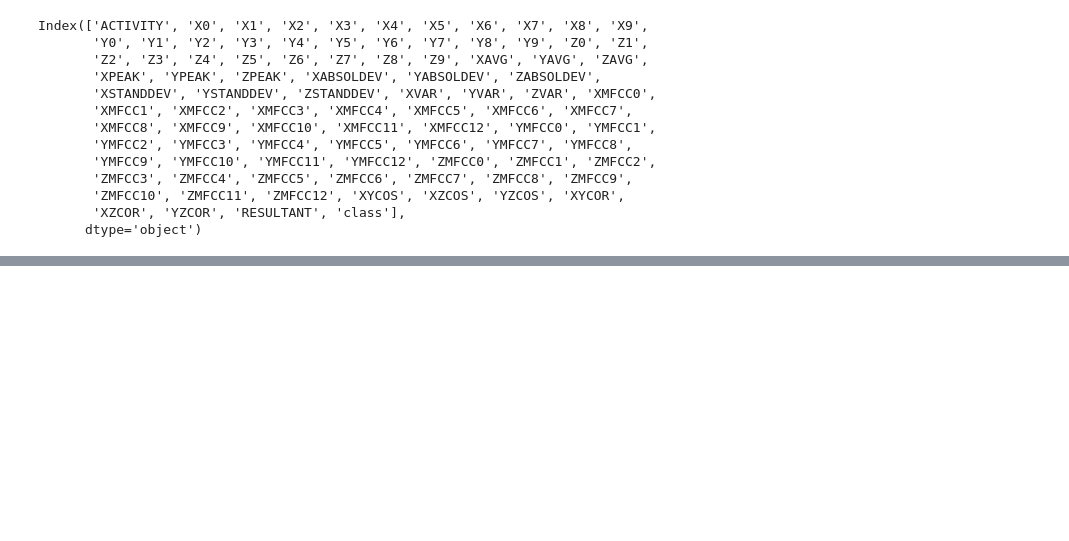
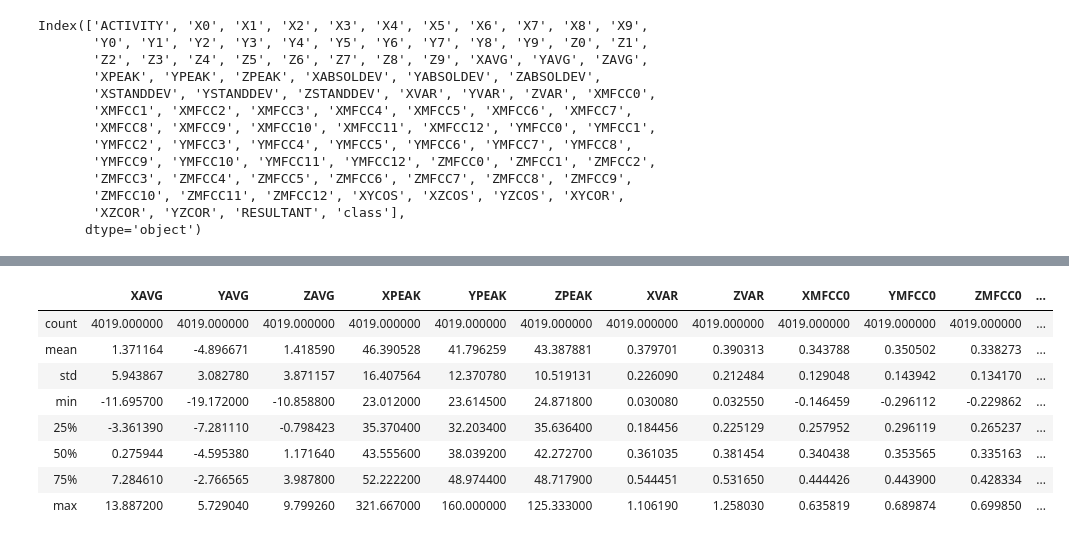
Before and after one commit to BaptisteSaintArnoult/human-activity-recognition, a Jupyter notebook: impersonnal_model_Mira.ipynb, the cells around one changed output, grey strips where cells are left out. Cells and saved outputs as stored; diff of their text form; code cells hidden in the pictures; blank space fills up the shorter version.

```diff
--- a/watch_accel.ipynb
+++ b/impersonnal_model_Mira.ipynb
@@ -207,6 +207,7 @@ collection1.describe(include='all')
 | max | NaN | 1.000000 | 1.000000 | 1.000000 | 1.000000 | 1.000000 | 1.000000 | 1.000000 | 0.395000 | 0.200000 | ... | ... |
 11 rows × 93 columns
 # %%
+pd.set_option('display.max_rows', 50)
 print('Covariance')
 collection1.cov()
 # %% [output]
@@ -251,6 +252,7 @@ plt.show()
 # %% [markdown]
 On remarque que les histogrammes de certains attributs semblent similaires, comme ceux des attributs XMFCC{0-12}, les attributs YMFCC{0-12} et enfin ZMFCC{0-12}. Nous vérifierons par la suite la valeur de la corrélation entre ces attributs.
 # %%
-pd.set_option('display.max_rows', None)
-correlationMatrix["XMFCC0"].sort_values(ascending=False)**2
+thresholdcorrelation = 0.80
+correlationXMFCC = correlationMatrix["XMFCC0"].sort_values(ascending=False)**2
+correlationXMFCC[correlationXMFCC>=thresholdcorrelation]
 # %% [output]
@@ -338,0 +395,12 @@ correlationMatrix["XPEAK"].sort_values(ascending=False)
+# %%
+reducedCollection.describe()
+# %% [output]
+|  | XAVG | YAVG | ZAVG | XPEAK | YPEAK | ZPEAK | XVAR | ZVAR | XMFCC0 | YMFCC0 | ZMFCC0 | ... |
+| count | 4019.000000 | 4019.000000 | 4019.000000 | 4019.000000 | 4019.000000 | 4019.000000 | 4019.000000 | 4019.000000 | 4019.000000 | 4019.000000 | 4019.000000 | ... |
+| mean | 1.371164 | -4.896671 | 1.418590 | 46.390528 | 41.796259 | 43.387881 | 0.379701 | 0.390313 | 0.343788 | 0.350502 | 0.338273 | ... |
+| std | 5.943867 | 3.082780 | 3.871157 | 16.407564 | 12.370780 | 10.519131 | 0.226090 | 0.212484 | 0.129048 | 0.143942 | 0.134170 | ... |
+| min | -11.695700 | -19.172000 | -10.858800 | 23.012000 | 23.614500 | 24.871800 | 0.030080 | 0.032550 | -0.146459 | -0.296112 | -0.229862 | ... |
+| 25% | -3.361390 | -7.281110 | -0.798423 | 35.370400 | 32.203400 | 35.636400 | 0.184456 | 0.225129 | 0.257952 | 0.296119 | 0.265237 | ... |
+| 50% | 0.275944 | -4.595380 | 1.171640 | 43.555600 | 38.039200 | 42.272700 | 0.361035 | 0.381454 | 0.340438 | 0.353565 | 0.335163 | ... |
+| 75% | 7.284610 | -2.766565 | 3.987800 | 52.222200 | 48.974400 | 48.717900 | 0.544451 | 0.531650 | 0.444426 | 0.443900 | 0.428334 | ... |
+| max | 13.887200 | 5.729040 | 9.799260 | 321.667000 | 160.000000 | 125.333000 | 1.106190 | 1.258030 | 0.635819 | 0.689874 | 0.699850 | ... |
```
Also changed, not shown: parts of 26 cells of this notebook.
